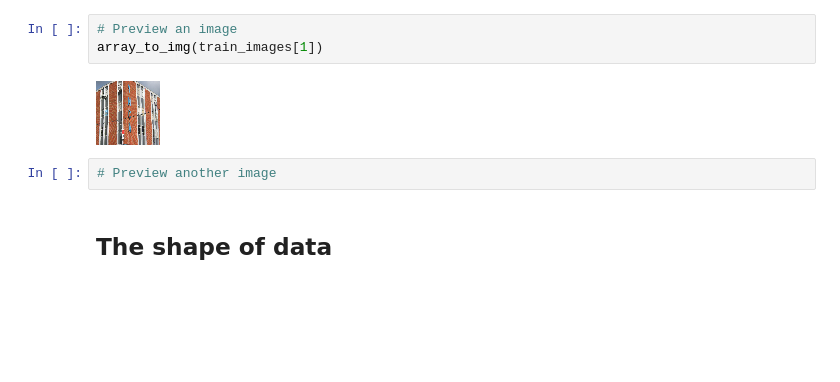
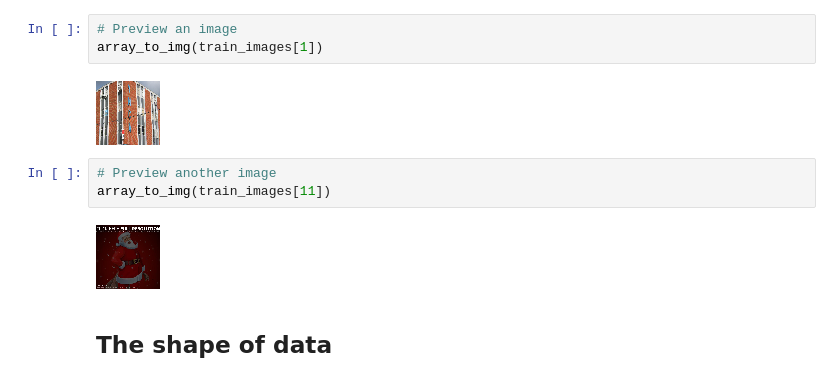
Before and after one commit to mcerow/dsc-introduction-to-neural-networks-lab-nyc-ds-021720, a Jupyter notebook: index.ipynb, the cells around one changed output. Cells and saved outputs as stored; diff of their text form; blank space fills up the shorter version.

```diff
--- a/index.ipynb
+++ b/index.ipynb
@@ -66,6 +66,9 @@ array_to_img(train_images[1])
 [figure]
 # %%
 # Preview another image
+array_to_img(train_images[11])
+# %% [output]
+[figure, added]
 # %% [markdown]
 ## The shape of data
 # %% [markdown]
```
